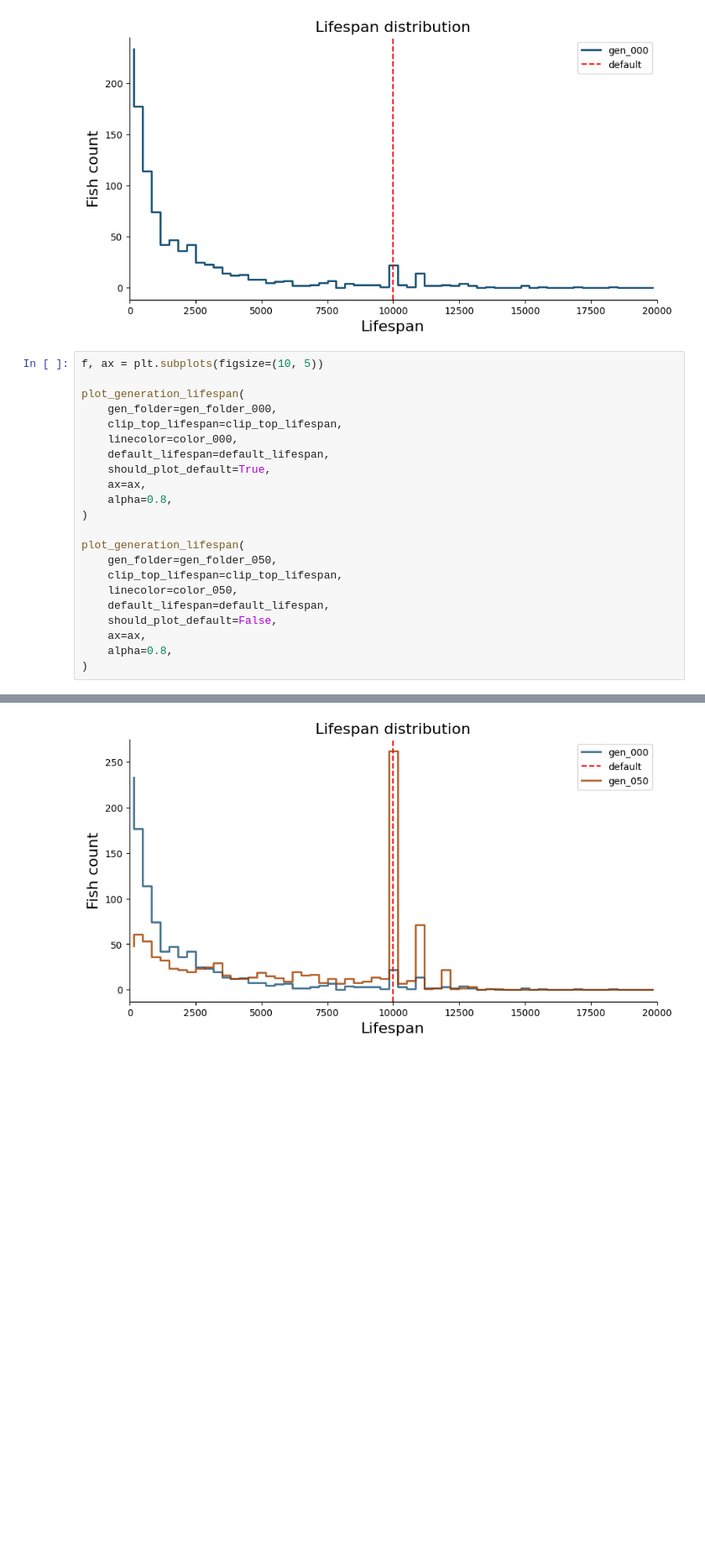
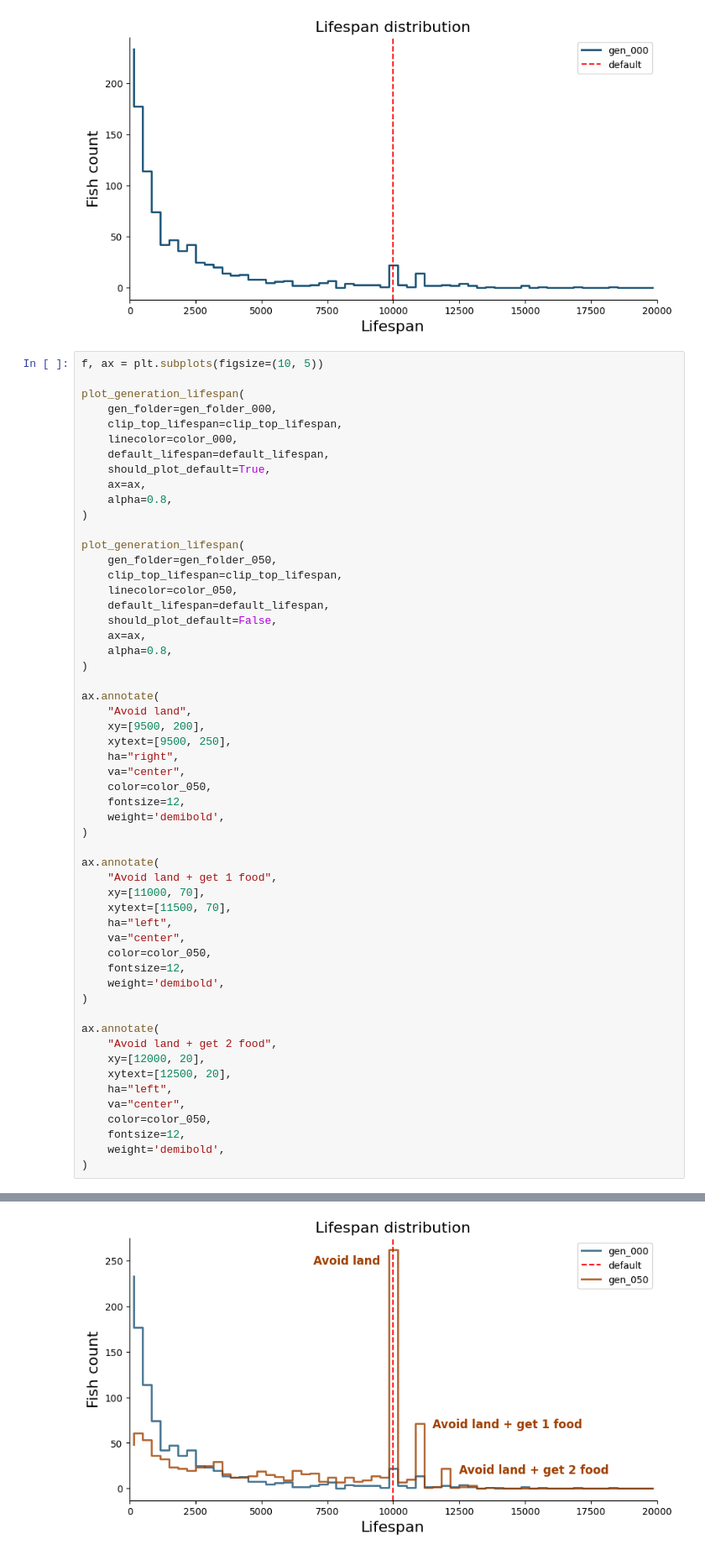
Before and after one commit to zhuangjun1981/littlefish, a Jupyter notebook: littlefish/scripts/for_webpage/0006_plot_generation_lifespan.ipynb, the cells around one changed output, grey strips where cells are left out. Shown at 84% size. Drawn from its saved outputs; the diff is of its cells as text; blank space fills up the shorter version.

Commit message:
Update figure

```diff
--- a/littlefish/scripts/for_webpage/0006_plot_generation_lifespan.ipynb
+++ b/littlefish/scripts/for_webpage/0006_plot_generation_lifespan.ipynb
@@ -101,4 +101,37 @@ plot_generation_lifespan(
     ax=ax,
     alpha=0.8,
 )
+
+ax.annotate(
+    "Avoid land",
+    xy=[9500, 200],
+    xytext=[9500, 250],
+    ha="right",
+    va="center",
+    color=color_050,
+    fontsize=12,
+    weight='demibold',
+)
+
+ax.annotate(
+    "Avoid land + get 1 food",
+    xy=[11000, 70],
+    xytext=[11500, 70],
+    ha="left",
+    va="center",
+    color=color_050,
+    fontsize=12,
+    weight='demibold',
+)
+
+ax.annotate(
+    "Avoid land + get 2 food",
+    xy=[12000, 20],
+    xytext=[12500, 20],
+    ha="left",
+    va="center",
+    color=color_050,
+    fontsize=12,
+    weight='demibold',
+)
 # %% [output]
@@ -105,4 +139,4 @@ plot_generation_lifespan(
-[figure, old version]
+[figure, new version]
 # %%
 f, ax = plt.subplots(figsize=(10, 5))
 
```
Also changed, not shown: parts of 1 cell of this notebook, 1 other file.
